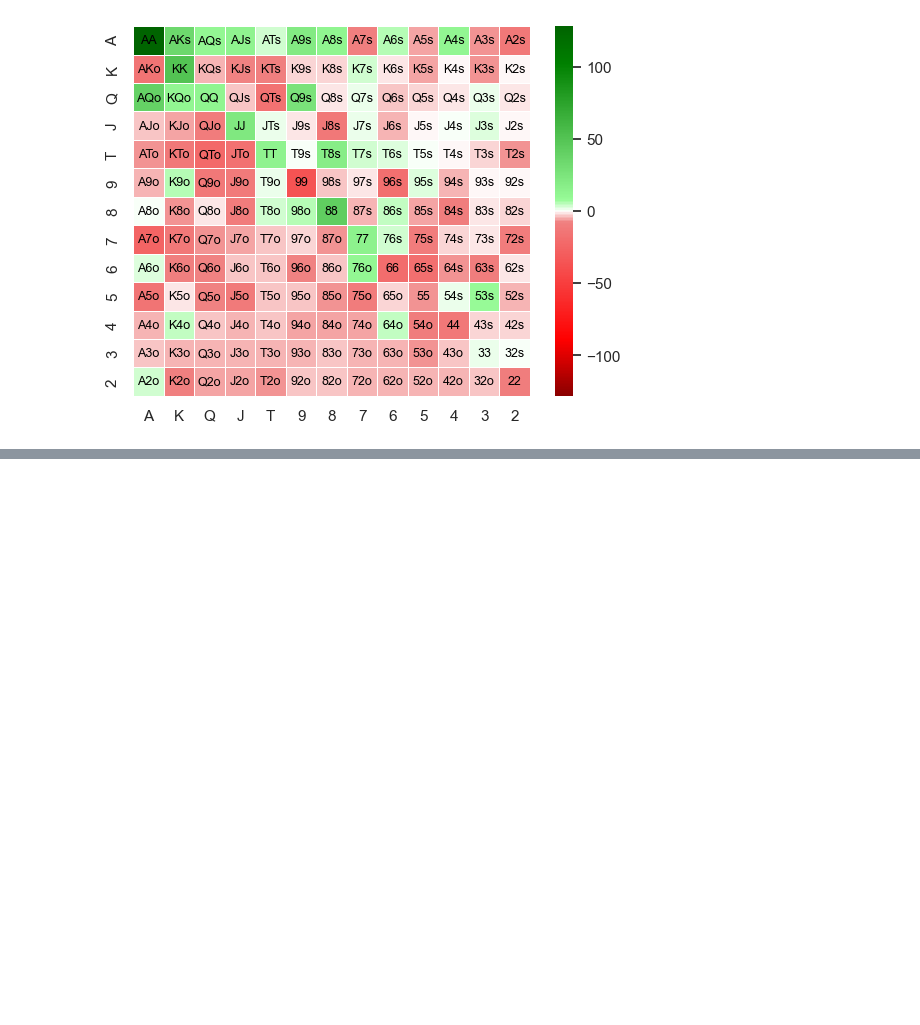
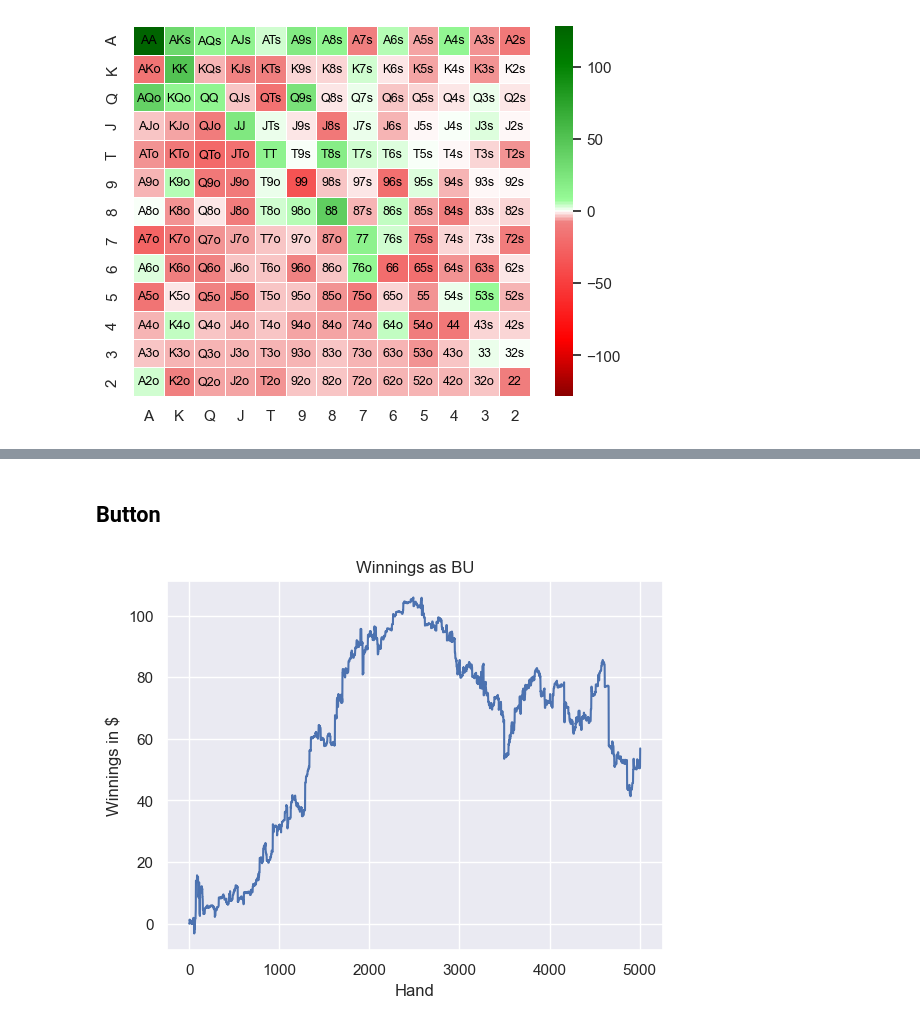
Before and after one commit to gabriel-labbe/PokerHands, a Jupyter notebook: graphs.ipynb, the cells around one changed output, grey strips where cells are left out. Saved outputs shown, nothing was run; the diff lists cells and outputs as text; code cells hidden in the pictures; blank space fills up the shorter version.

```diff
--- a/graphs.ipynb
+++ b/graphs.ipynb
@@ -325,0 +339,6 @@ hand_df
+# %% [markdown]
+## Button
+# %%
+produce_graph_by_pos(hand_df, hero_df, 'BU')
+# %% [output]
+[figure, added]
```
Also changed, not shown: parts of 17 cells of this notebook, 3 other files.
